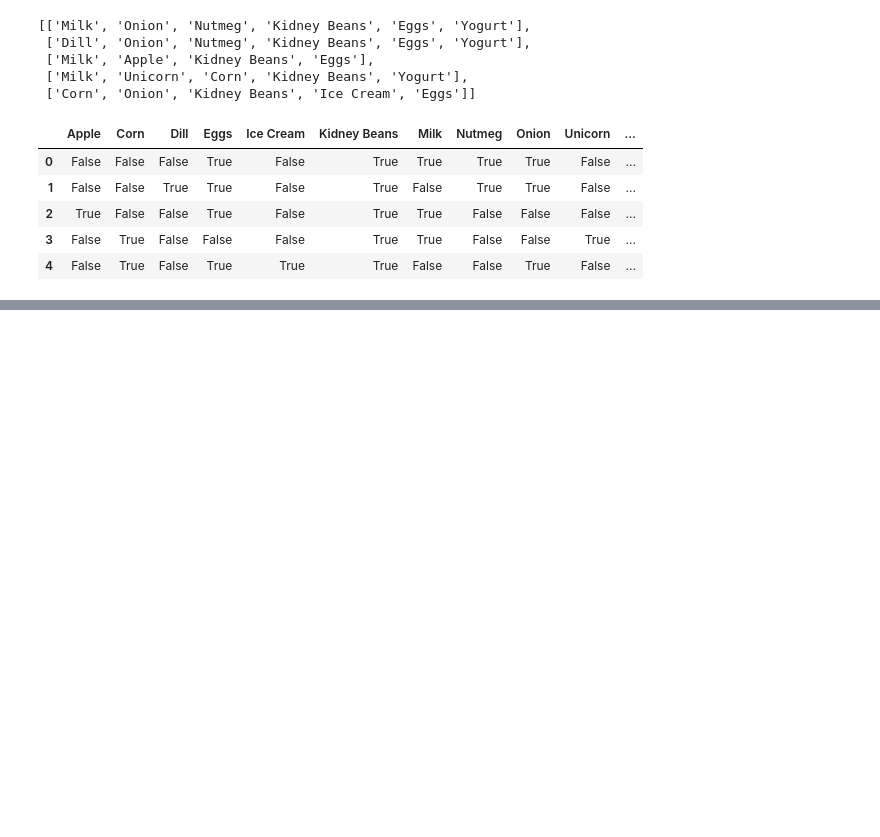
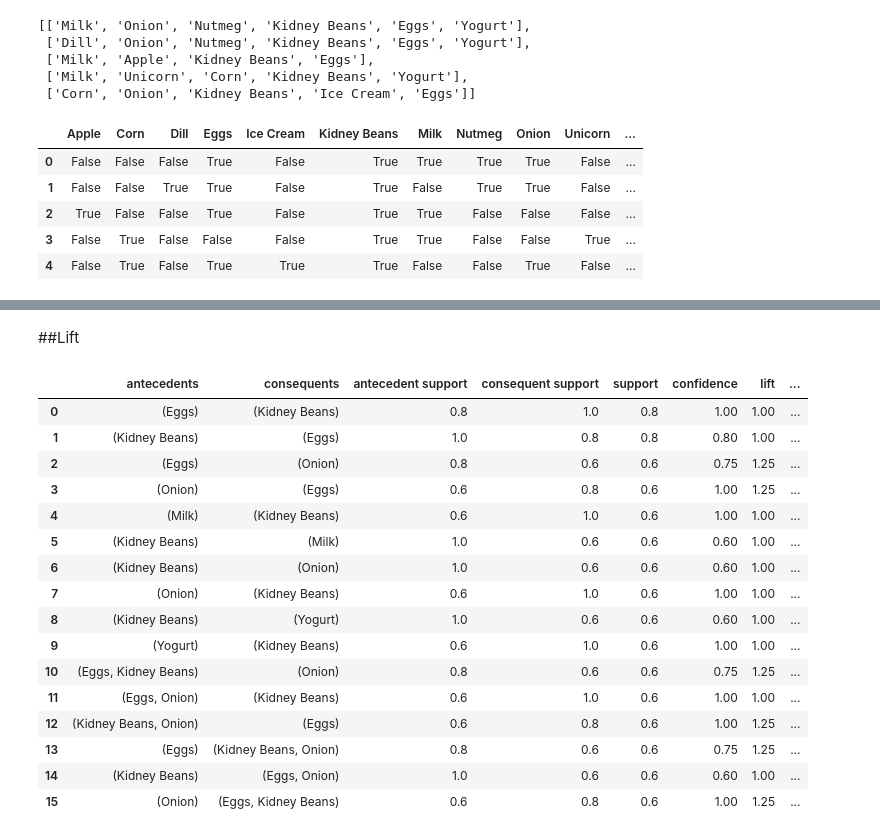
Before and after one commit to bharathulaprasad/AprioriAlgorithm, a Jupyter notebook: apriori_example.ipynb, the cells around one changed output, grey strips where cells are left out. Cells and saved outputs as stored; diff of their text form; code cells hidden in the pictures; blank space fills up the shorter version.

```diff
--- a/apriori_example.ipynb
+++ b/apriori_example.ipynb
@@ -68,0 +101,23 @@ res
+# %% [markdown]
+##Lift
+# %%
+res = association_rules(frequent_itemsets,metric='lift', min_threshold=1)
+res
+# %% [output]
+|  | antecedents | consequents | antecedent support | consequent support | support | confidence | lift | ... |
+| 0 | (Eggs) | (Kidney Beans) | 0.8 | 1.0 | 0.8 | 1.00 | 1.00 | ... |
+| 1 | (Kidney Beans) | (Eggs) | 1.0 | 0.8 | 0.8 | 0.80 | 1.00 | ... |
+| 2 | (Eggs) | (Onion) | 0.8 | 0.6 | 0.6 | 0.75 | 1.25 | ... |
+| 3 | (Onion) | (Eggs) | 0.6 | 0.8 | 0.6 | 1.00 | 1.25 | ... |
+| 4 | (Milk) | (Kidney Beans) | 0.6 | 1.0 | 0.6 | 1.00 | 1.00 | ... |
+| 5 | (Kidney Beans) | (Milk) | 1.0 | 0.6 | 0.6 | 0.60 | 1.00 | ... |
+| 6 | (Kidney Beans) | (Onion) | 1.0 | 0.6 | 0.6 | 0.60 | 1.00 | ... |
+| 7 | (Onion) | (Kidney Beans) | 0.6 | 1.0 | 0.6 | 1.00 | 1.00 | ... |
+| 8 | (Kidney Beans) | (Yogurt) | 1.0 | 0.6 | 0.6 | 0.60 | 1.00 | ... |
+| 9 | (Yogurt) | (Kidney Beans) | 0.6 | 1.0 | 0.6 | 1.00 | 1.00 | ... |
+| 10 | (Eggs, Kidney Beans) | (Onion) | 0.8 | 0.6 | 0.6 | 0.75 | 1.25 | ... |
+| 11 | (Eggs, Onion) | (Kidney Beans) | 0.6 | 1.0 | 0.6 | 1.00 | 1.00 | ... |
+| 12 | (Kidney Beans, Onion) | (Eggs) | 0.6 | 0.8 | 0.6 | 1.00 | 1.25 | ... |
+| 13 | (Eggs) | (Kidney Beans, Onion) | 0.8 | 0.6 | 0.6 | 0.75 | 1.25 | ... |
+| 14 | (Kidney Beans) | (Eggs, Onion) | 1.0 | 0.6 | 0.6 | 0.60 | 1.00 | ... |
+| 15 | (Onion) | (Eggs, Kidney Beans) | 0.6 | 0.8 | 0.6 | 1.00 | 1.25 | ... |
```
Also changed, not shown: parts of 9 cells of this notebook.
